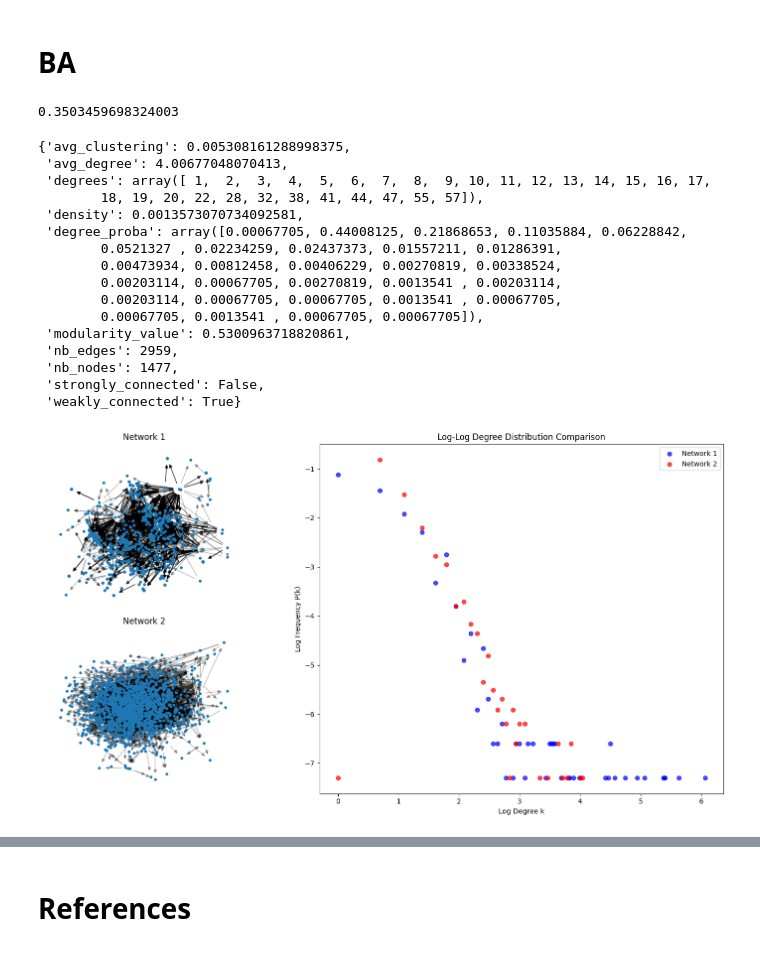
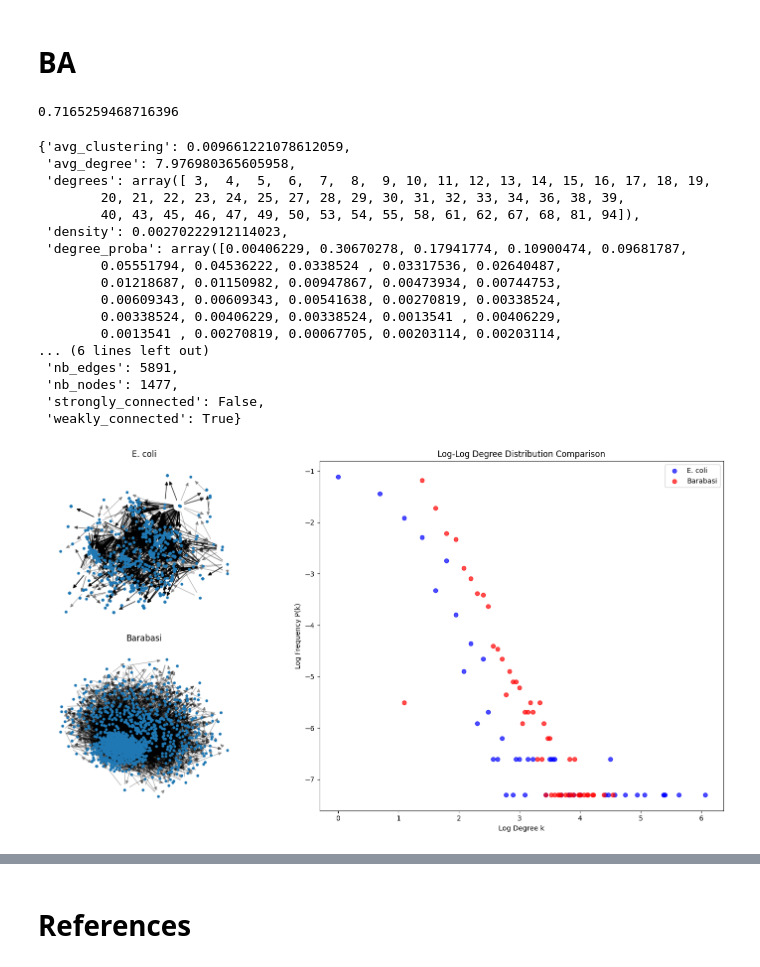
Before and after one commit to TLAlex/GRNgene, a Jupyter notebook: grngene/GRNgene/notebooks/optimization/optimization.ipynb, the cells around one changed output, grey strips where cells are left out. Saved outputs shown, nothing was run; the diff lists cells and outputs as text; code cells hidden in the pictures.

Commit message:
Test barabasi implementions

```diff
--- a/grngene/GRNgene/notebooks/optimization/optimization.ipynb
+++ b/grngene/GRNgene/notebooks/optimization/optimization.ipynb
@@ -674,5 +654,5 @@ print(score)
 # %%
-G_ba = gg.BarabasiAlbertAlgorithm(ecoli_largest.number_of_nodes(),2)
+G_ba = gg.BarabasiAlbertAlgorithm(ecoli_largest.number_of_nodes(),4)
 
 G_ba_directed = gg.adjacenteDiMatriceStaredFromGraph(
     G_ba,
@@ -686,28 +666,29 @@ deg_ba = np.array([d for _, d in G_ba_directed[0].degree()])  # or in_degree()
 score_ba = ks_2samp(deg_ecoli, deg_ba).statistic
 print(score_ba)
 # %% [output]
-0.3503459698324003
+0.7165259468716396
 # %%
 synth_grn_properties = gg.network_properties(G_ba_directed[0])
 synth_grn_properties
 # %% [output]
-{'avg_clustering': 0.005308161288998375,
- 'avg_degree': 4.00677048070413,
- 'degrees': array([ 1,  2,  3,  4,  5,  6,  7,  8,  9, 10, 11, 12, 13, 14, 15, 16, 17,
-        18, 19, 20, 22, 28, 32, 38, 41, 44, 47, 55, 57]),
- 'density': 0.0013573070734092581,
- 'degree_proba': array([0.00067705, 0.44008125, 0.21868653, 0.11035884, 0.06228842,
-        0.0521327 , 0.02234259, 0.02437373, 0.01557211, 0.01286391,
-        0.00473934, 0.00812458, 0.00406229, 0.00270819, 0.00338524,
-        0.00203114, 0.00067705, 0.00270819, 0.0013541 , 0.00203114,
-        0.00203114, 0.00067705, 0.00067705, 0.0013541 , 0.00067705,
-        0.00067705, 0.0013541 , 0.00067705, 0.00067705]),
- 'modularity_value': 0.5300963718820861,
- 'nb_edges': 2959,
+{'avg_clustering': 0.009661221078612059,
+ 'avg_degree': 7.976980365605958,
+ 'degrees': array([ 3,  4,  5,  6,  7,  8,  9, 10, 11, 12, 13, 14, 15, 16, 17, 18, 19,
+        20, 21, 22, 23, 24, 25, 27, 28, 29, 30, 31, 32, 33, 34, 36, 38, 39,
+        40, 43, 45, 46, 47, 49, 50, 53, 54, 55, 58, 61, 62, 67, 68, 81, 94]),
+ 'density': 0.00270222912114023,
+ 'degree_proba': array([0.00406229, 0.30670278, 0.17941774, 0.10900474, 0.09681787,
+        0.05551794, 0.04536222, 0.0338524 , 0.03317536, 0.02640487,
+        0.01218687, 0.01150982, 0.00947867, 0.00473934, 0.00744753,
+        0.00609343, 0.00609343, 0.00541638, 0.00270819, 0.00338524,
+        0.00338524, 0.00406229, 0.00338524, 0.0013541 , 0.00406229,
+        0.0013541 , 0.00270819, 0.00067705, 0.00203114, 0.00203114,
+... (6 lines left out)
+ 'nb_edges': 5891,
  'nb_nodes': 1477,
  'strongly_connected': False,
  'weakly_connected': True}
 # %%
-gg.plot_degree_network(ecoli_largest,G_ba_directed[0])
+gg.plot_degree_network(ecoli_largest,G_ba_directed[0], 'E. coli', 'Barabasi')
 # %% [output]
-[figure, old version]
+[figure, new version]
```
Also changed, not shown: parts of 5 cells of this notebook, 2 other files.
